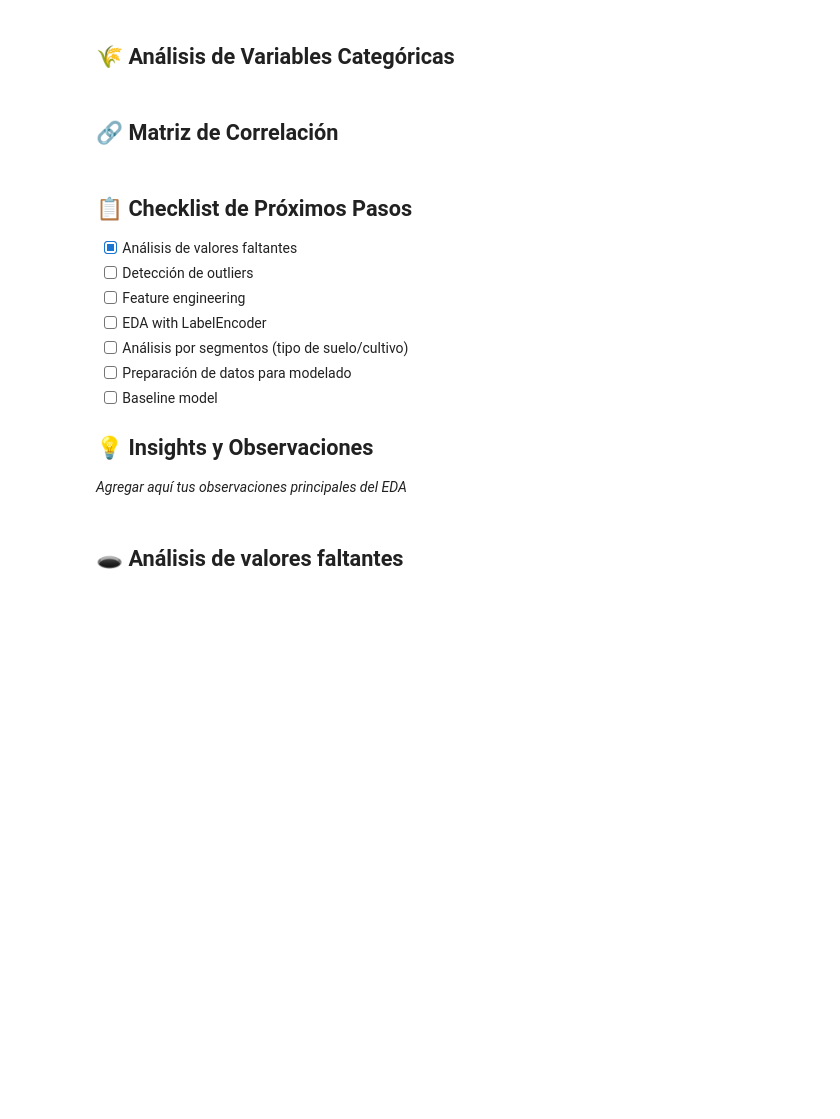
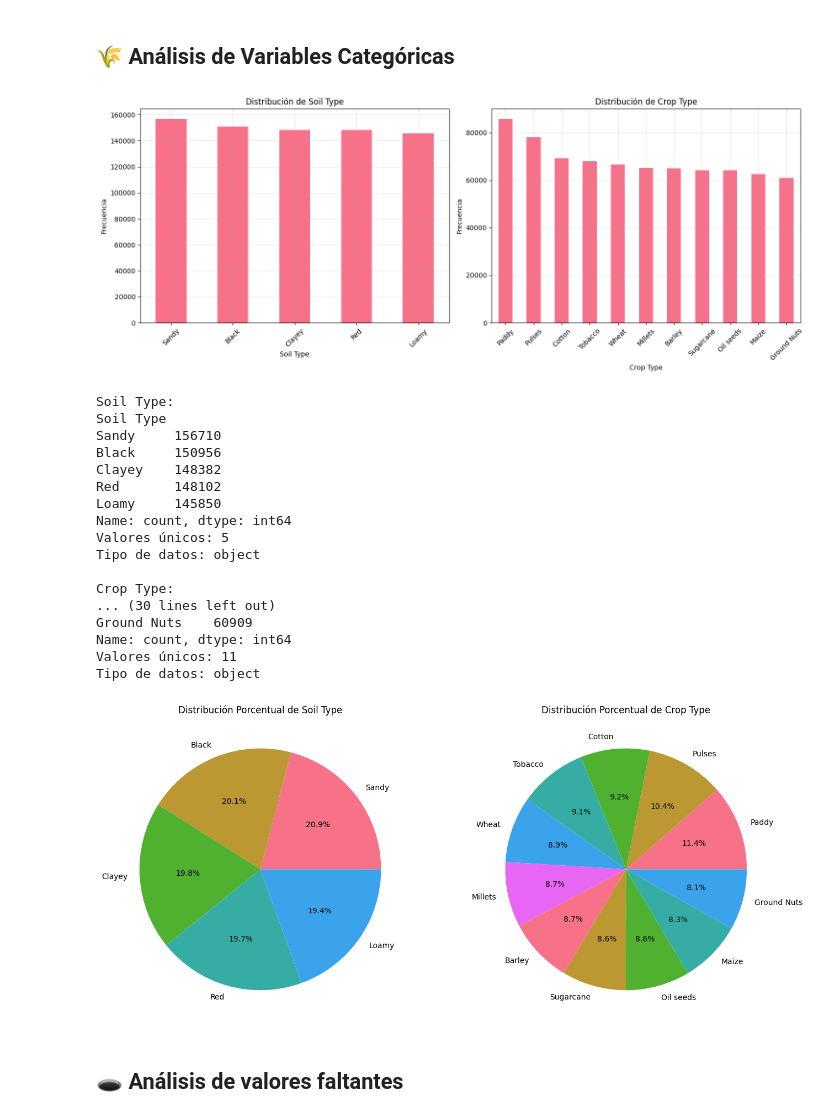
Before and after one commit to felixpradoh/kaggle-playground-series-s5e6, a Jupyter notebook: notebooks/01_eda_template.ipynb, the cells around one changed output. Saved outputs shown, nothing was run; the diff lists cells and outputs as text; code cells hidden in the pictures; blank space fills up the shorter version.

```diff
--- a/notebooks/01_eda_template.ipynb
+++ b/notebooks/01_eda_template.ipynb
@@ -90,23 +144,54 @@ plt.show()
 # %%
 # Variables categóricas
 categorical_cols = ['Soil Type', 'Crop Type']
 
 fig, axes = plt.subplots(1, 2, figsize=(15, 6))
 
 for i, col in enumerate(categorical_cols):
-    train_df[col].value_counts().plot(kind='density', ax=axes[i])
+    train_df[col].value_counts().plot(kind='bar', ax=axes[i])
     axes[i].set_title(f'Distribución de {col}')
     axes[i].set_xlabel(col)
     axes[i].set_ylabel('Frecuencia')
     axes[i].tick_params(axis='x', rotation=45)
+    axes[i].grid(True, alpha=0.3)
 
 plt.tight_layout()
 plt.show()
 
 # Información detallada
 for col in categorical_cols:
     print(f"\n{col}:")
     print(train_df[col].value_counts())
     print(f"Valores únicos: {train_df[col].nunique()}")
+    print(f"Tipo de datos: {train_df[col].dtype}")
+
+# Gráficos de torta para mejor visualización
+fig, axes = plt.subplots(1, 2, figsize=(14, 6))
+
+for i, col in enumerate(categorical_cols):
+    train_df[col].value_counts().plot(kind='pie', ax=axes[i], autopct='%1.1f%%')
+    axes[i].set_title(f'Distribución Porcentual de {col}')
+    axes[i].set_ylabel('')  # Remover etiqueta del eje y
+
+plt.tight_layout()
+plt.show()
+# %% [output]
+[figure, added]
+Soil Type:
+Soil Type
+Sandy     156710
+Black     150956
+Clayey    148382
+Red       148102
+Loamy     145850
+Name: count, dtype: int64
+Valores únicos: 5
+Tipo de datos: object
+
+Crop Type:
+... (30 lines left out)
+Ground Nuts    60909
+Name: count, dtype: int64
+Valores únicos: 11
+Tipo de datos: object
+[figure, added]
-# %% [markdown]
-## 🔗 Matriz de Correlación
@@ -122,17 +198,3 @@ plt.show()
-# %% [markdown]
-## 📋 Checklist de Próximos Pasos
-
-- [x] Análisis de valores faltantes
-- [ ] Detección de outliers
-- [ ] Feature engineering
-- [ ] EDA with LabelEncoder
-- [ ] Análisis por segmentos (tipo de suelo/cultivo)
-- [ ] Preparación de datos para modelado
-- [ ] Baseline model
-
-## 💡 Insights y Observaciones
-
-*Agregar aquí tus observaciones principales del EDA*
 # %% [markdown]
 ## 🕳️ Análisis de valores faltantes
 # %%
```
Also changed, not shown: parts of 21 cells of this notebook, 1 other file.
